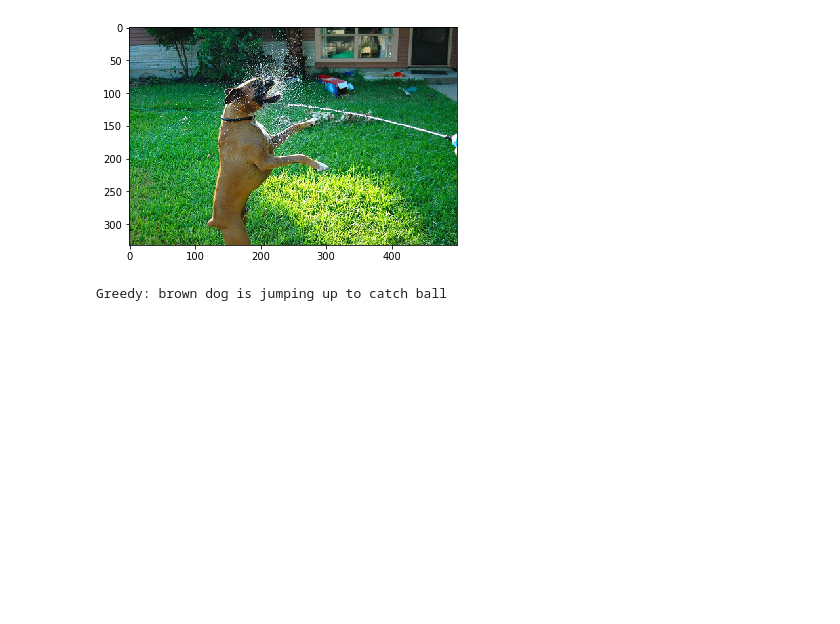
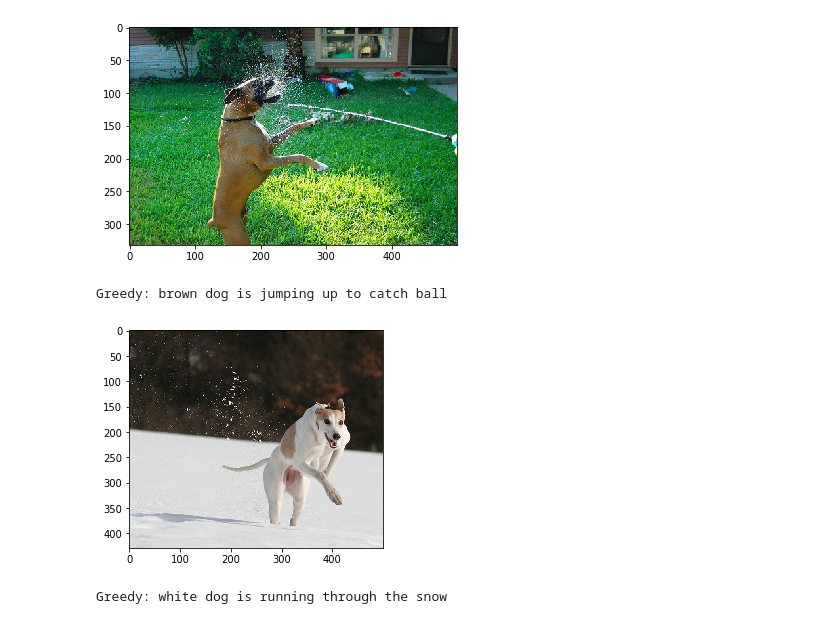
Before and after one commit to fernandorpalvarez/AdecuacionImagenTexto, a Jupyter notebook: Image-Text Adequacy.ipynb, the cells around one changed output. Saved outputs shown, nothing was run; the diff lists cells and outputs as text; code cells hidden in the pictures; blank space fills up the shorter version.

Commit message:
Image-Text Adequacy fixes and class encapsulation
Automatic Image Captioning part class encapsulation

```diff
--- a/Image-Text Adequacy.ipynb
+++ b/Image-Text Adequacy.ipynb
@@ -305,0 +325,6 @@ class ImageTextAdequacy(object):
+# %%
+ita = ImageTextAdequacy()
+ita.load_train_descriptions()
+ita.load_pretrained_Glove_emb()
+ita.load_Encoder()
+ita.load_Decoder()
@@ -309,3 +335,8 @@ ita.caption_image("E://TFM/Flickr8k/Images/44856031_0d82c2c7d1.jpg")
 # %% [output]
 [figure]
 Greedy: brown dog is jumping up to catch ball
+# %%
+caption2 = ita.caption_image("E://TFM/Flickr8k/Images/101654506_8eb26cfb60.jpg")
+# %% [output]
+[figure, added]
+Greedy: white dog is running through the snow
```
Also changed, not shown: parts of 4 cells of this notebook.
